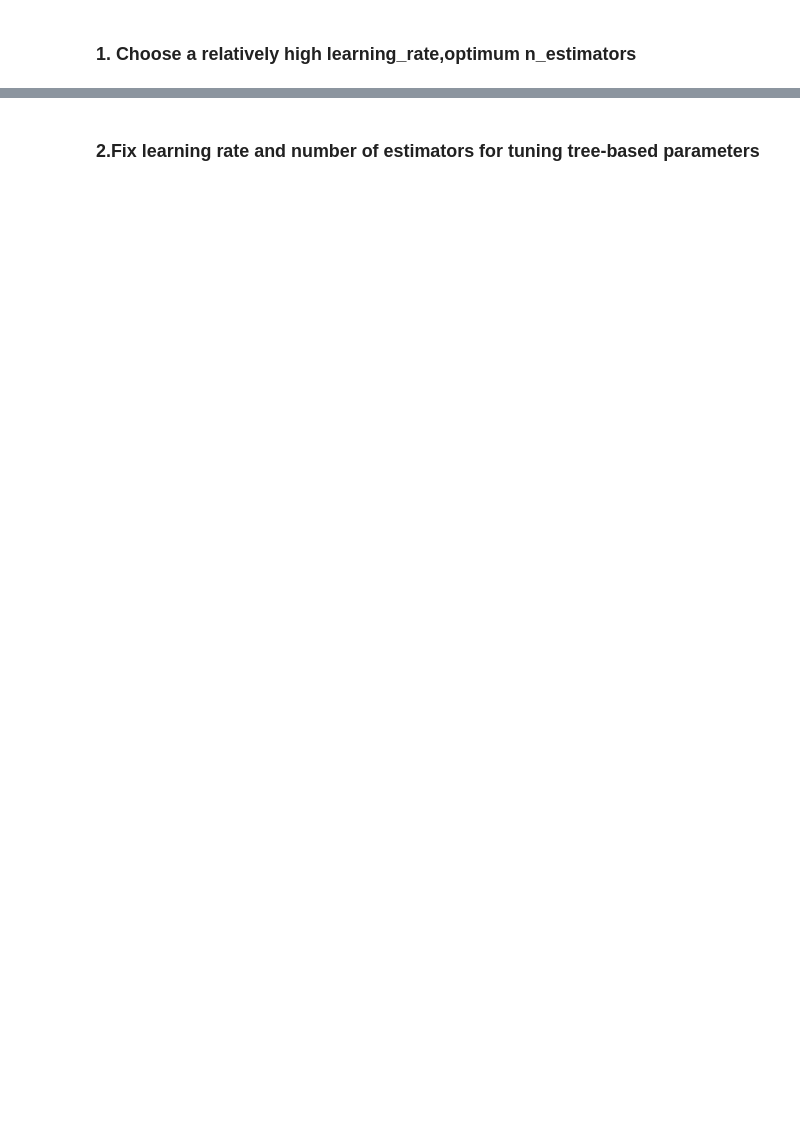
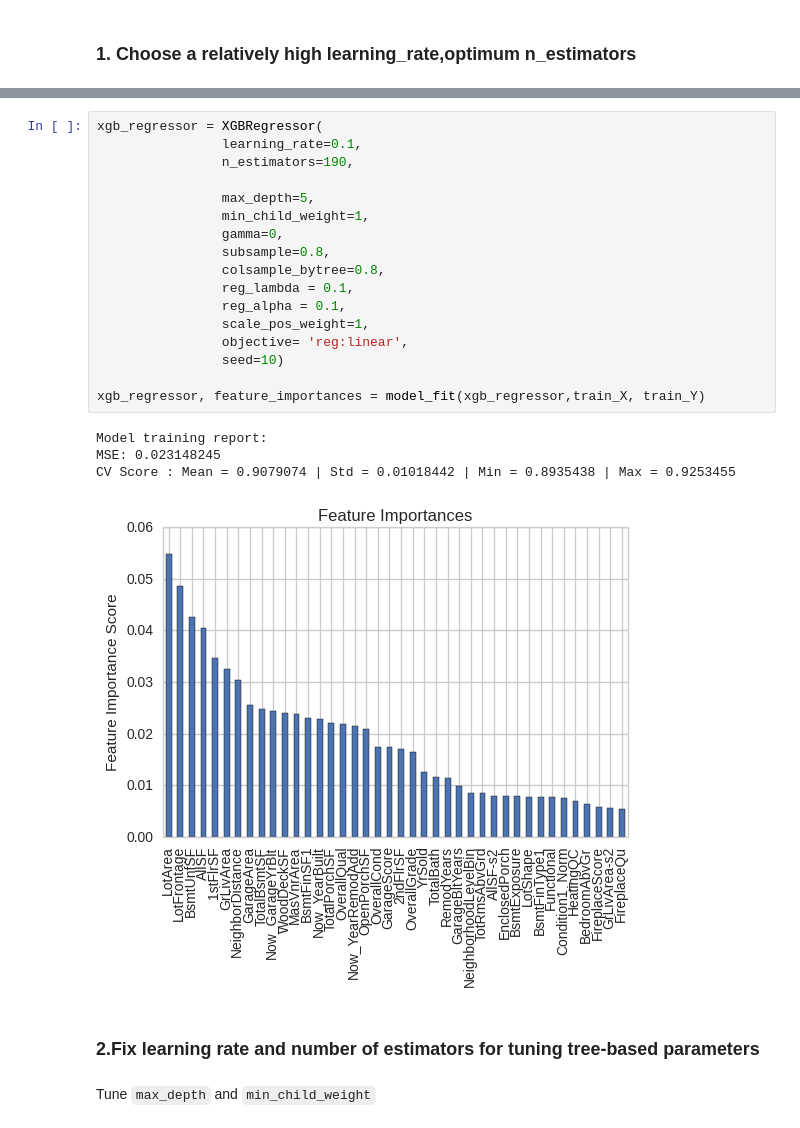
Before and after one commit to SunnyMarkLiu/Kaggle-House-Prices, a Jupyter notebook: XGBoost_and_Parameter_Tuning.ipynb, the cells around one changed output, grey strips where cells are left out. Saved outputs shown, nothing was run; the diff lists cells and outputs as text; blank space fills up the shorter version.

```diff
--- a/XGBoost_and_Parameter_Tuning.ipynb
+++ b/XGBoost_and_Parameter_Tuning.ipynb
@@ -282,2 +205,26 @@ CV Score : Mean = 0.9072405 | Std = 0.01026821 | Min = 0.8924044 | Max = 0.92468
+# %%
+xgb_regressor = XGBRegressor(
+                learning_rate=0.1,
+                n_estimators=190,
+
+                max_depth=5,
+                min_child_weight=1,
+                gamma=0,
+                subsample=0.8,
+                colsample_bytree=0.8,
+                reg_lambda = 0.1,
+                reg_alpha = 0.1,
+                scale_pos_weight=1,
+                objective= 'reg:linear',
+                seed=10)
+
+xgb_regressor, feature_importances = model_fit(xgb_regressor,train_X, train_Y)
+# %% [output]
+Model training report:
+MSE: 0.023148245
+CV Score : Mean = 0.9079074 | Std = 0.01018442 | Min = 0.8935438 | Max = 0.9253455
+[figure, added]
 # %% [markdown]
 ### 2.Fix learning rate and number of estimators for tuning tree-based parameters
+# %% [markdown]
+Tune `max_depth` and `min_child_weight`
```
Also changed, not shown: parts of 12 cells of this notebook.
